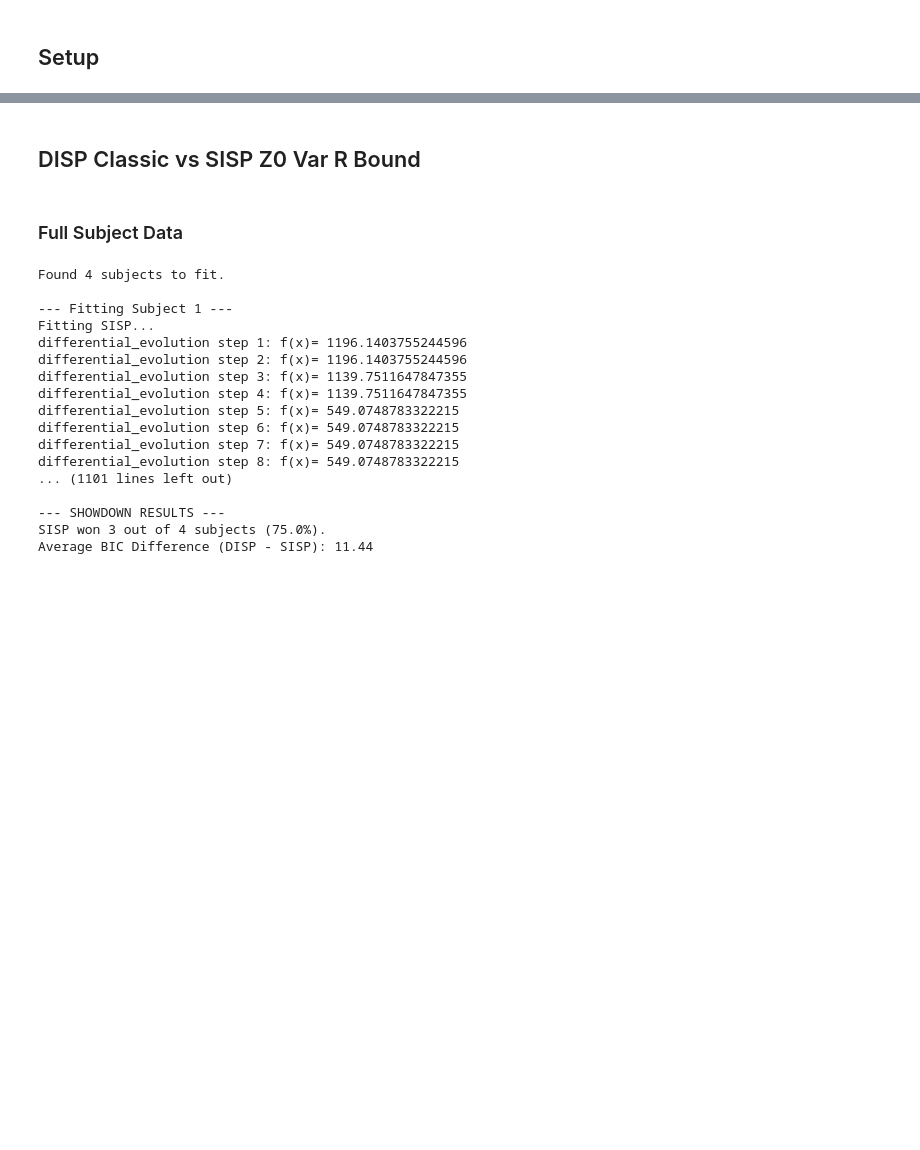
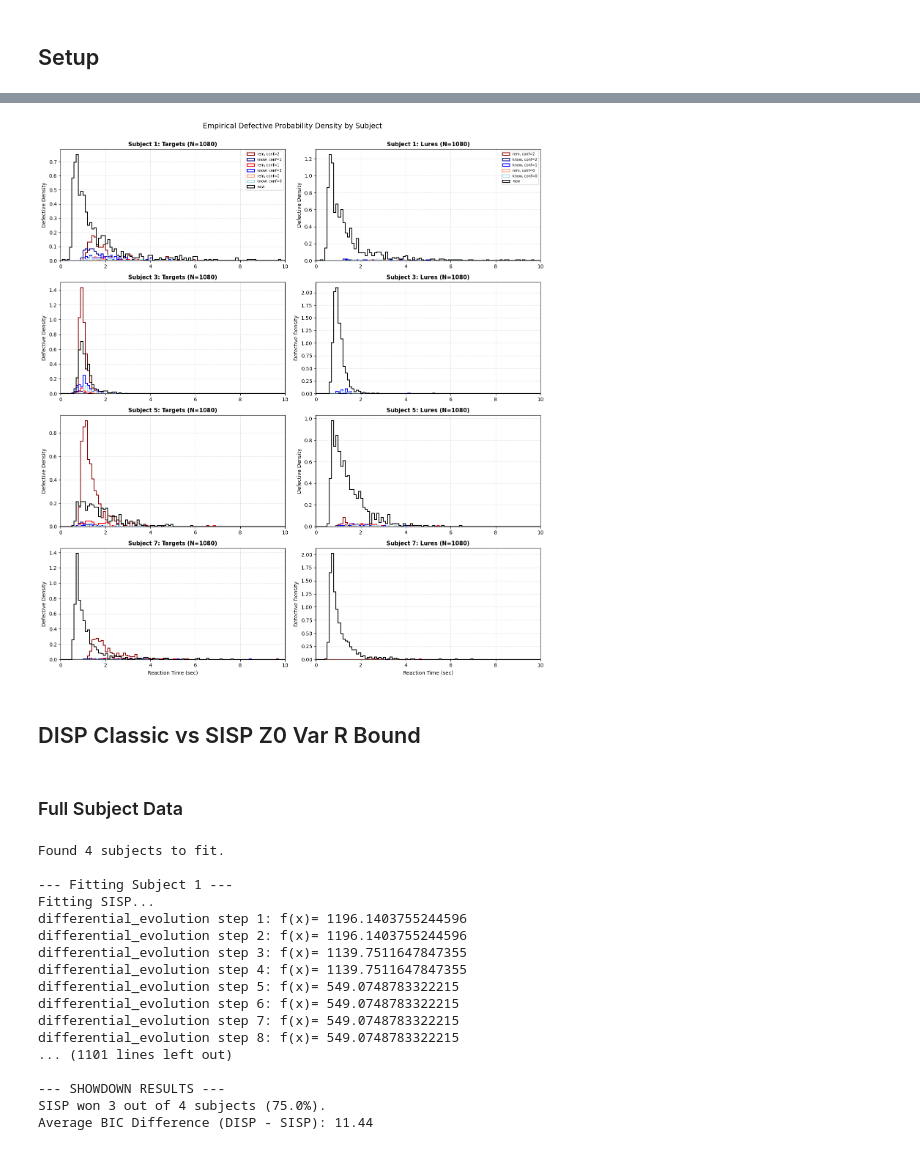
Before and after one commit to SpoopyPillow/caa_recognition_model, a Jupyter notebook: subject_fitting.ipynb, the cells around one changed output, grey strips where cells are left out. Drawn from its saved outputs; the diff is of its cells as text; code cells hidden in the pictures; blank space fills up the shorter version.

```diff
--- a/subject_fitting.ipynb
+++ b/subject_fitting.ipynb
@@ -45,3 +78,90 @@ db.close()
+# %%
+def plot_empirical_rt_per_subject(full_data, max_t=10.0, bin_width=0.1):
+    """
+    Plots empirical defective probability density histograms separated by subject.
+    Creates an N_subjects x 2 grid (Row = Subject, Col 0 = Targets, Col 1 = Lures).
+    """
+    # 1. Identify unique subjects
+    subject_ids = np.unique(full_data.rem_hit.subj)
+    n_subjects = len(subject_ids)
+
+    conf_vals = [2, 1, 0]
+    confidence_labels = ["conf=2", "conf=1", "conf=0"]
+    colors_rem = ["darkred", "red", "lightsalmon"]
+    colors_know = ["darkblue", "blue", "lightblue"]
+    bins = np.arange(0, max_t + bin_width, bin_width)
+
+    # 2. Setup Figure Grid (Row per subject, 2 columns)
+    fig, axes = plt.subplots(n_subjects, 2, figsize=(14, 3.8 * n_subjects), squeeze=False)
+
+    def plot_empirical_hist(ax, rt_data, total_N, color, label):
+        """Plots empirical step histogram normalized by category N."""
+        if len(rt_data) > 0:
+            weights = np.ones_like(rt_data) / (total_N * bin_width)
+            ax.hist(rt_data, bins=bins, weights=weights, color=color, label=label, histtype="step", linewidth=1.5)
+
+    # 3. Iterate through each subject
+    for row_idx, subj_id in enumerate(subject_ids):
+        subj_str = str(subj_id).strip()
+
+        # --- Filter Target Data ---
+        t_rem = {c: full_data.rem_hit.rt[(full_data.rem_hit.subj == subj_str) & (full_data.rem_hit.conf == c)] for c in conf_vals}
+        t_know = {c: full_data.know_hit.rt[(full_data.know_hit.subj == subj_str) & (full_data.know_hit.conf == c)] for c in conf_vals}
+        t_miss = full_data.miss.rt[full_data.miss.subj == subj_str]
+
+        N_target = sum(len(v) for v in t_rem.values()) + sum(len(v) for v in t_know.values()) + len(t_miss)
+
+        # --- Filter Lure Data ---
+        l_rem = {c: full_data.rem_fa.rt[(full_data.rem_fa.subj == subj_str) & (full_data.rem_fa.conf == c)] for c in conf_vals}
+        l_know = {c: full_data.know_fa.rt[(full_data.know_fa.subj == subj_str) & (full_data.know_fa.conf == c)] for c in conf_vals}
+        l_cr = full_data.CR.rt[full_data.CR.subj == subj_str]
+
+        N_lure = sum(len(v) for v in l_rem.values()) + sum(len(v) for v in l_know.values()) + len(l_cr)
+
+        # --- Target Subplot (Left Column) ---
+        ax_target = axes[row_idx, 0]
+        if N_target > 0:
+            for i, c in enumerate(conf_vals):
+                plot_empirical_hist(ax_target, t_rem[c], N_target, colors_rem[i], f"rem, {confidence_labels[i]}")
+                plot_empirical_hist(ax_target, t_know[c], N_target, colors_know[i], f"know, {confidence_labels[i]}")
+            plot_empirical_hist(ax_target, t_miss, N_target, "black", "new")
+
+        ax_target.set_title(f"Subject {subj_str}: Targets (N={N_target})", fontsize=11, fontweight='bold')
+        ax_target.set_ylabel("Defective Density", fontsize=10)
+        ax_target.set_xlim(0, max_t)
+        ax_target.grid(True, linestyle="--", alpha=0.4)
+
+        # Add legend only to top row to keep plot clean
+        if row_idx == 0:
+            ax_target.legend(fontsize=7, loc="upper right")
+
+        # --- Lure Subplot (Right Column) ---
+        ax_lure = axes[row_idx, 1]
+        if N_lure > 0:
+            for i, c in enumerate(conf_vals):
+                plot_empirical_hist(ax_lure, l_rem[c], N_lure, colors_rem[i], f"rem, {confidence_labels[i]}")
+                plot_empirical_hist(ax_lure, l_know[c], N_lure, colors_know[i], f"know, {confidence_labels[i]}")
+            plot_empirical_hist(ax_lure, l_cr, N_lure, "black", "new")
+
+        ax_lure.set_title(f"Subject {subj_str}: Lures (N={N_lure})", fontsize=11, fontweight='bold')
+        ax_lure.set_ylabel("Defective Density", fontsize=10)
+        ax_lure.set_xlim(0, max_t)
+        ax_lure.grid(True, linestyle="--", alpha=0.4)
+        if row_idx == 0:
+            ax_lure.legend(fontsize=7, loc="upper right")
+
+        # X-axis label on bottom row
+        if row_idx == n_subjects - 1:
+            ax_target.set_xlabel("Reaction Time (sec)", fontsize=10)
+            ax_lure.set_xlabel("Reaction Time (sec)", fontsize=10)
+
+    plt.suptitle("Empirical Defective Probability Density by Subject", fontsize=14, y=1.002)
+    plt.tight_layout()
+    plt.show()
+
+plot_empirical_rt_per_subject(data_subject, max_t=caa_cfg.max_t, bin_width=0.1)
+# %% [output]
+[figure, added]
 # %% [markdown]
 ## DISP Classic vs SISP Z0 Var R Bound
 # %% [markdown]
```
Also changed, not shown: parts of 14 cells of this notebook, 3 other files.
